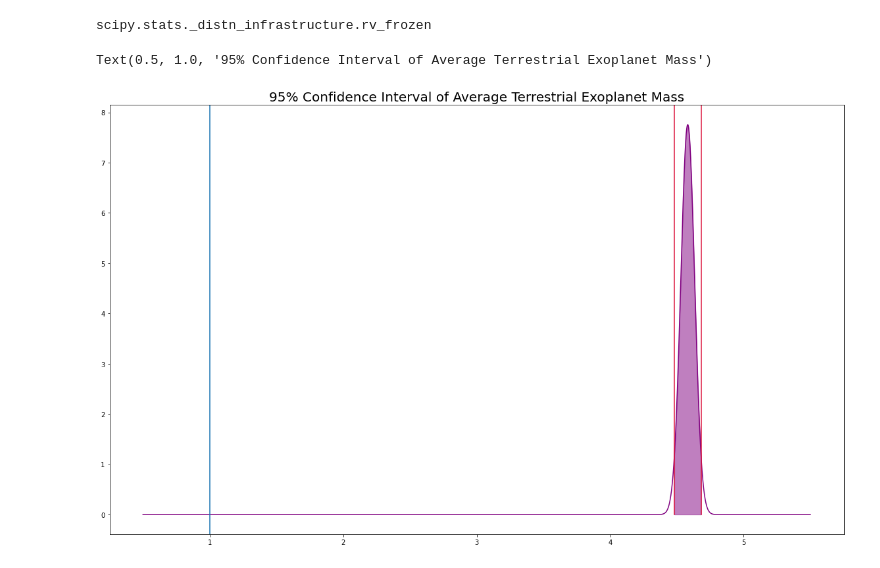
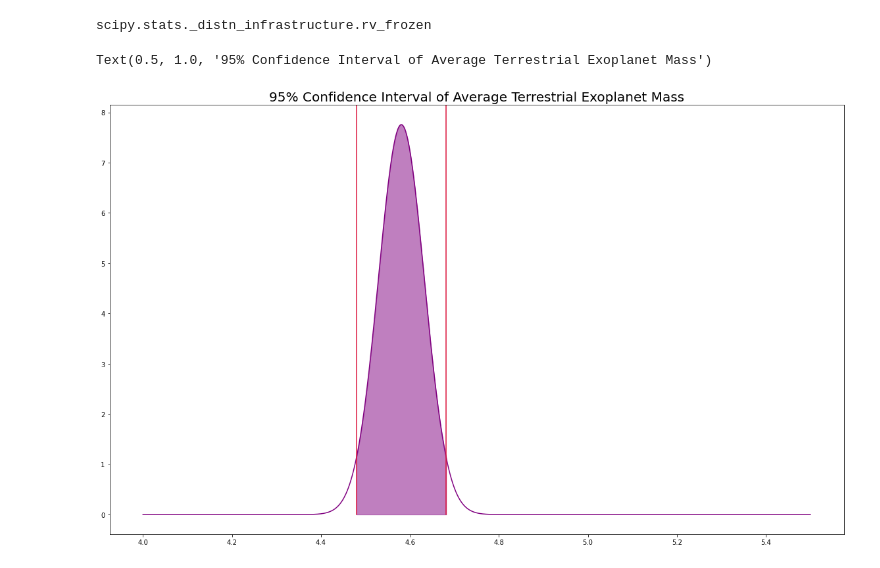
Before and after one commit to medrich/exos_cap, a Jupyter notebook: milky_way_stuff.ipynb, the cells around one changed output. Cells and saved outputs as stored; diff of their text form; code cells hidden in the pictures.

```diff
--- a/milky_way_stuff.ipynb
+++ b/milky_way_stuff.ipynb
@@ -857,16 +861,16 @@ scipy.stats._distn_infrastructure.rv_frozen
 # %%
 fig, ax = plt.subplots(1,figsize=(20,12))
 
-x = np.linspace(0.5,5.5,4500)
+x = np.linspace(4,5.5,4500)
 ax.plot(x, normal_planets.pdf(x), color='purple')
 ax.axvline(l_bound, ymin=0.045, color='crimson')
 ax.axvline(u_bound, ymin=0.045, color='crimson')
 ax.fill_between(x,normal_planets.pdf(x), where=((x>=l_bound)&(x<=u_bound)), color='purple', alpha=0.5)
-ax.axvline(1)
+#ax.axvline(1, color='teal')
 ax.set_title(label='95% Confidence Interval of Average Terrestrial Exoplanet Mass', fontsize=20)
 # %% [output]
 Text(0.5, 1.0, '95% Confidence Interval of Average Terrestrial Exoplanet Mass')
-[figure, old version]
+[figure, new version]
 # %%
 def metric_mean_distribution(data):
     #establish the metric
```
Also changed, not shown: parts of 20 cells of this notebook, 6 other files.
